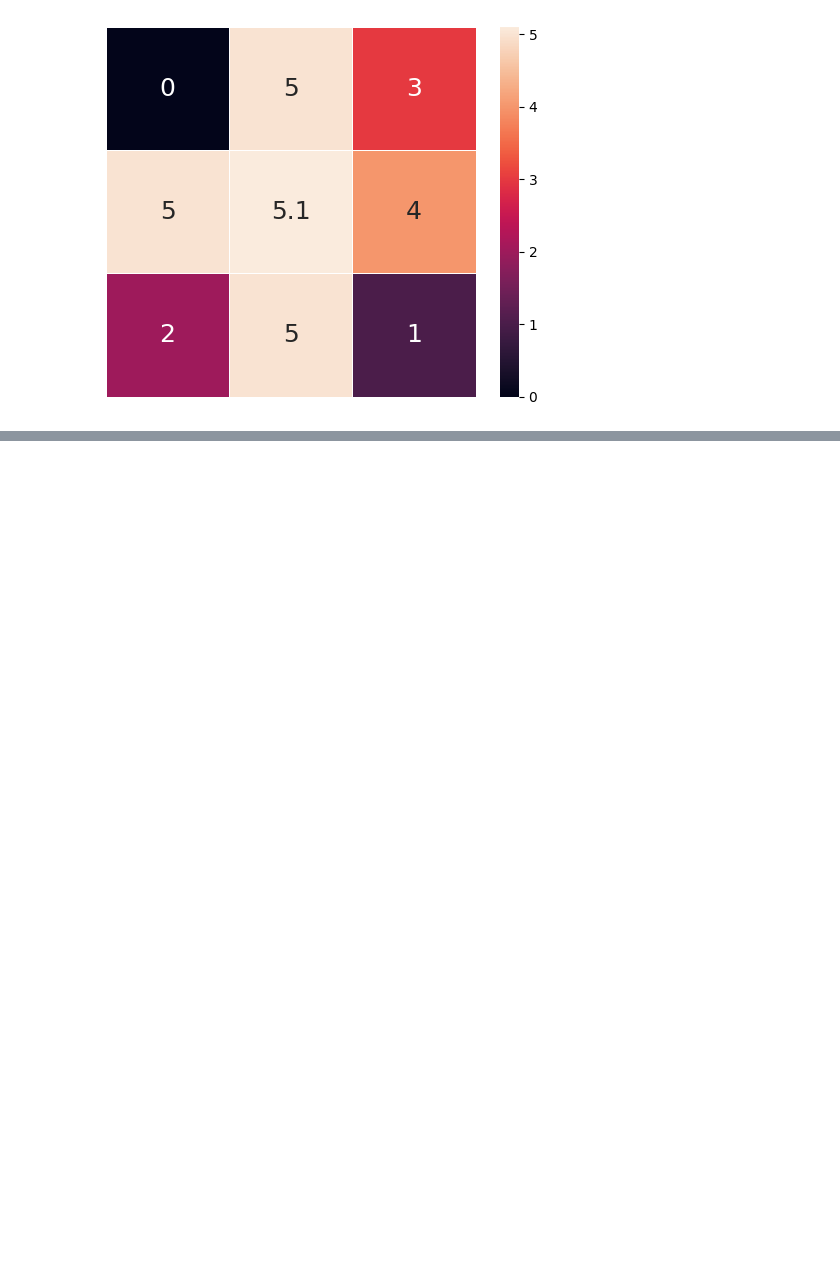
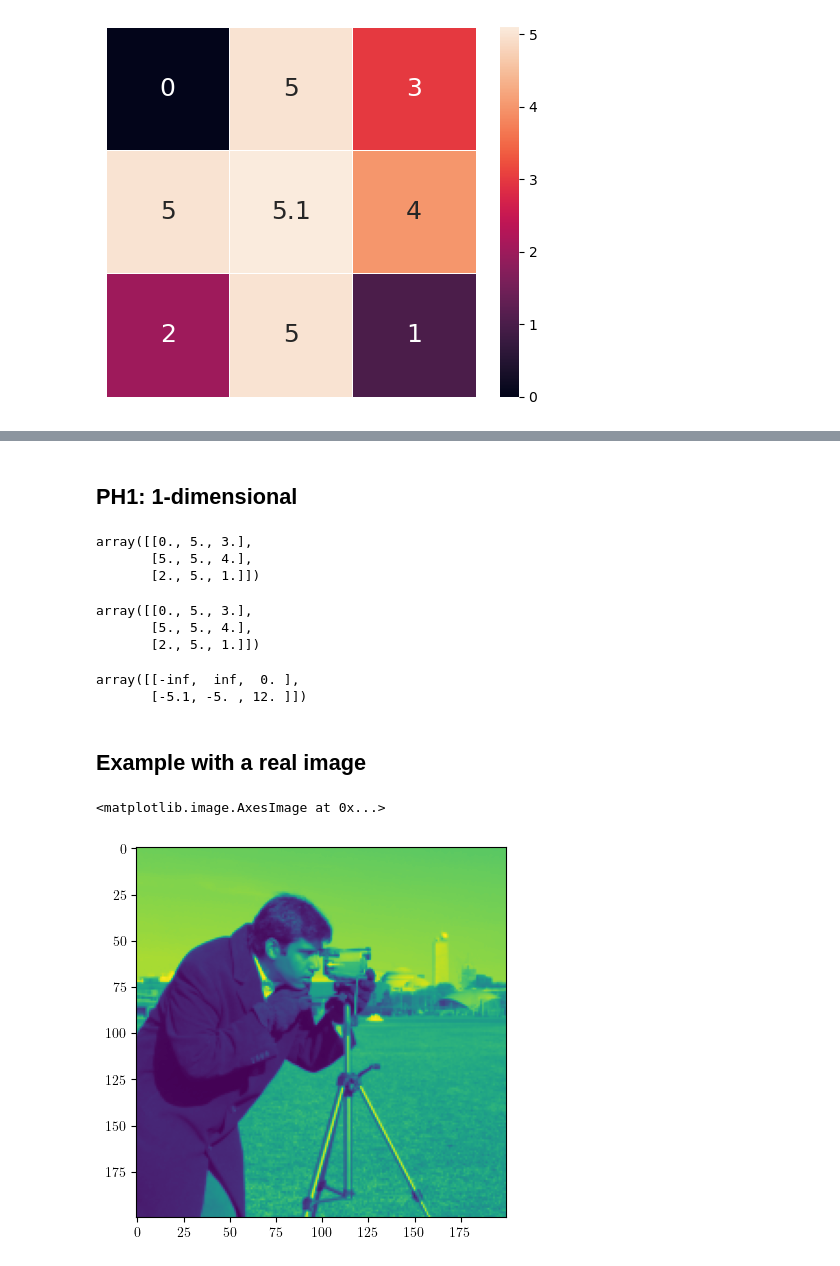
Before and after one commit to mvlier/topapprox, a Jupyter notebook: Interactive_Tutorial_topapprox.ipynb, the cells around one changed output, grey strips where cells are left out. Cells and saved outputs as stored; diff of their text form; code cells hidden in the pictures; blank space fills up the shorter version.

```diff
--- a/Interactive_Tutorial_topapprox.ipynb
+++ b/Interactive_Tutorial_topapprox.ipynb
@@ -63,0 +62,34 @@ array([[-6.1,  inf],
+# %% [markdown]
+## PH1: 1-dimensional
+# %%
+uf = ta.TopologicalFilterImage(img, dual=True)
+uf.highpass_filter(2)
+# %% [output]
+array([[0., 5., 3.],
+       [5., 5., 4.],
+       [2., 5., 1.]])
+# %%
+uf.highpass_filter(3.2)
+# %% [output]
+array([[0., 5., 3.],
+       [5., 5., 4.],
+       [2., 5., 1.]])
+# %%
+uf.persistence
+# %% [output]
+array([[-inf,  inf,  0. ],
+       [-5.1, -5. , 12. ]])
+# %% [markdown]
+## Example with a real image
+# %%
+from skimage.transform import rescale, resize, downscale_local_mean
+import skimage
+from tqdm.auto import tqdm
+import cripser, persim
+
+n,m = 200,200
+img = resize(skimage.data.camera(),(n,m))
+plt.imshow(img)
+# %% [output]
+<matplotlib.image.AxesImage at 0x...>
+[figure, added]
```
Also changed, not shown: parts of 14 cells of this notebook, 7 other files.
